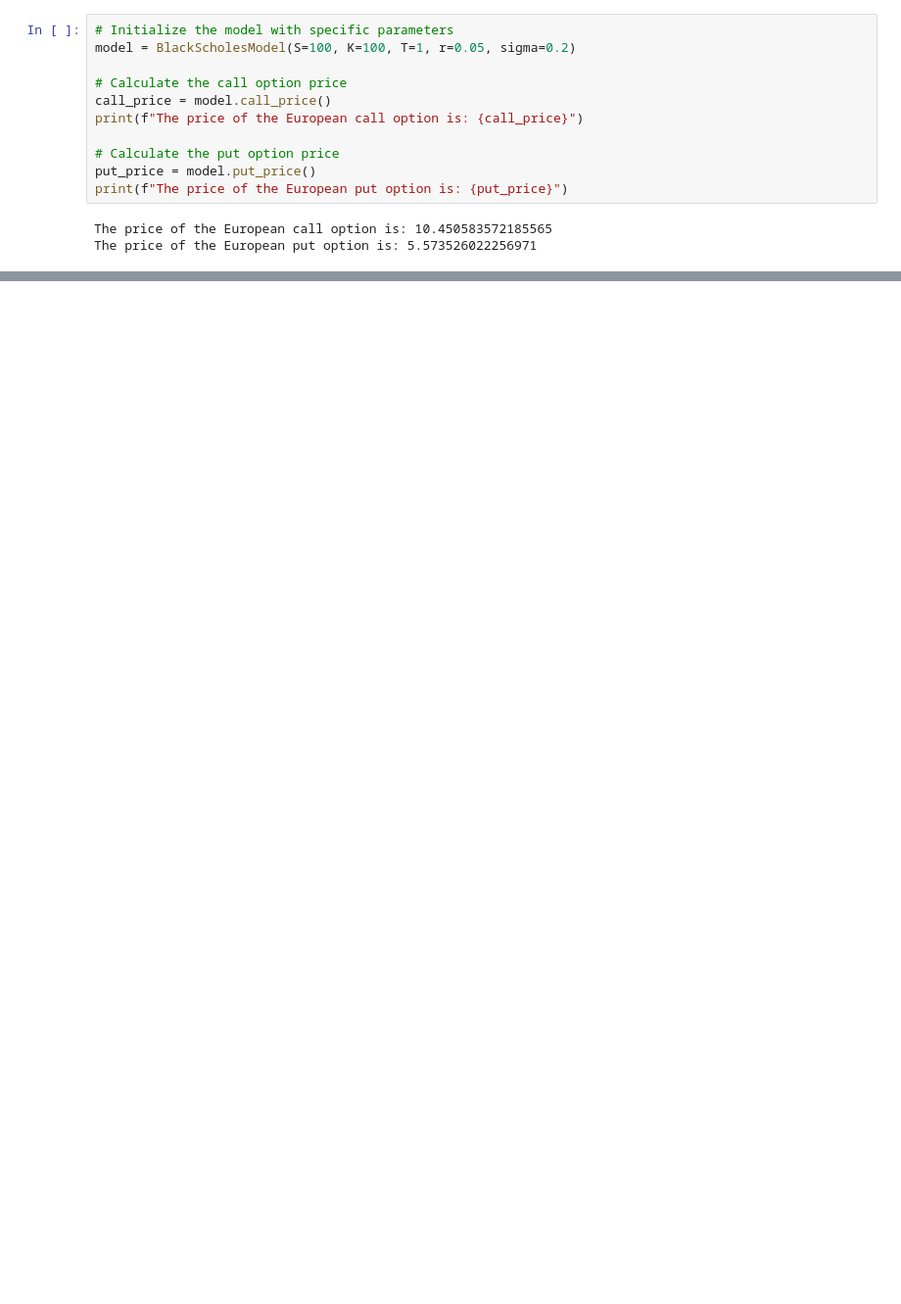
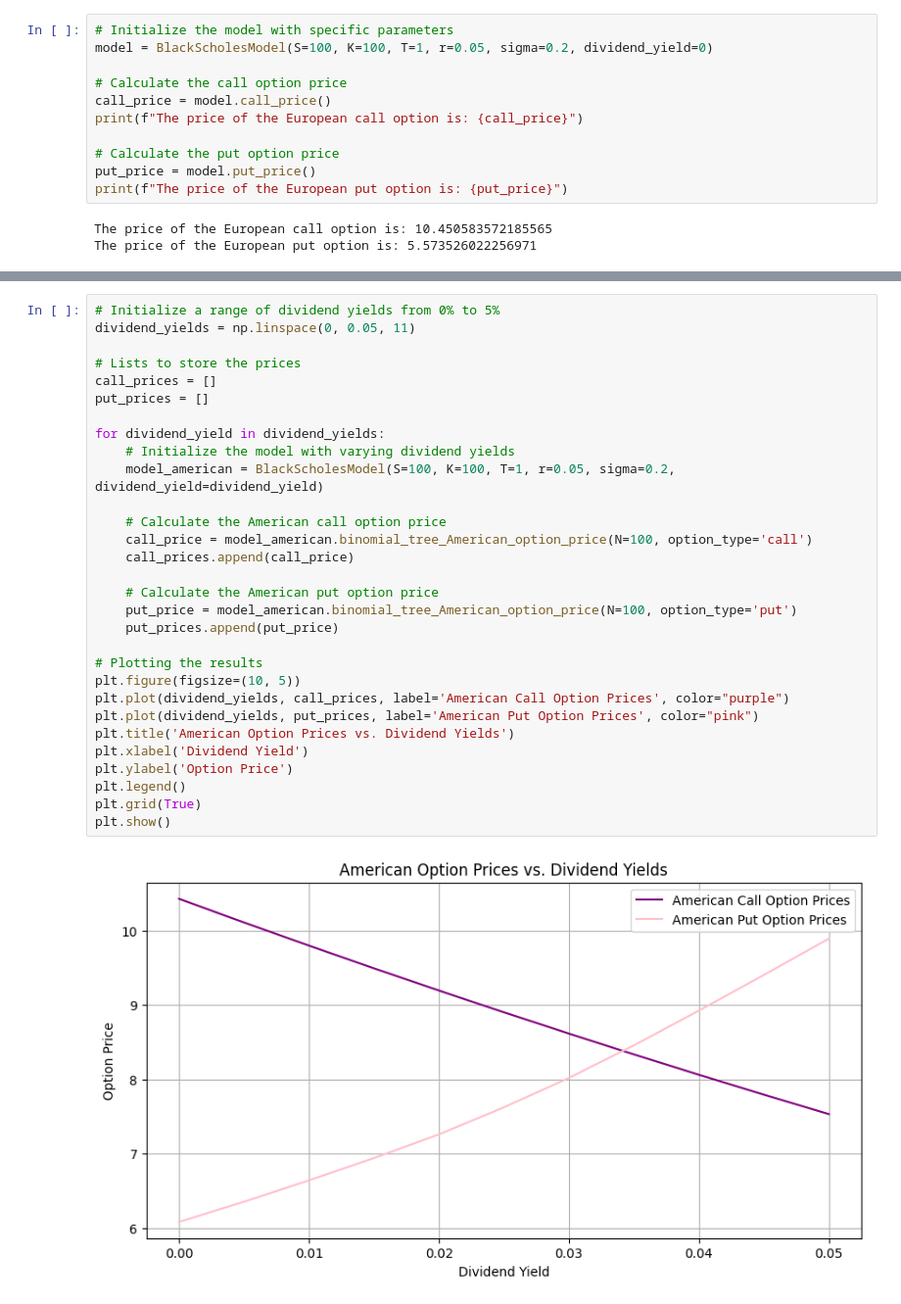
Before and after one commit to NumEconCopenhagen/projects-2024-rqt881, a Jupyter notebook: modelproject/modelproject.ipynb, the cells around one changed output, grey strips where cells are left out. Shown at 98% size. Drawn from its saved outputs; the diff is of its cells as text; blank space fills up the shorter version.

```diff
--- a/modelproject/modelproject.ipynb
+++ b/modelproject/modelproject.ipynb
@@ -81,7 +74,7 @@ A key insight from the Black-Scholes model is the critical role of volatility ($
 Below is an example for the closed form solution for a call and put option with S=100, K=100, T=1, r=0.05, $\sigma$=0.2.
 # %%
 # Initialize the model with specific parameters
-model = BlackScholesModel(S=100, K=100, T=1, r=0.05, sigma=0.2)
+model = BlackScholesModel(S=100, K=100, T=1, r=0.05, sigma=0.2, dividend_yield=0)
 
 # Calculate the call option price
 call_price = model.call_price()
@@ -157,0 +339,32 @@ Try to make an extension of the model.
+# %%
+# Initialize a range of dividend yields from 0% to 5%
+dividend_yields = np.linspace(0, 0.05, 11)
+
+# Lists to store the prices
+call_prices = []
+put_prices = []
+
+for dividend_yield in dividend_yields:
+    # Initialize the model with varying dividend yields
+    model_american = BlackScholesModel(S=100, K=100, T=1, r=0.05, sigma=0.2, dividend_yield=dividend_yield)
+
+    # Calculate the American call option price
+    call_price = model_american.binomial_tree_American_option_price(N=100, option_type='call')
+    call_prices.append(call_price)
+
+    # Calculate the American put option price
+    put_price = model_american.binomial_tree_American_option_price(N=100, option_type='put')
+    put_prices.append(put_price)
+
+# Plotting the results
+plt.figure(figsize=(10, 5))
+plt.plot(dividend_yields, call_prices, label='American Call Option Prices', color="purple")
+plt.plot(dividend_yields, put_prices, label='American Put Option Prices', color="pink")
+plt.title('American Option Prices vs. Dividend Yields')
+plt.xlabel('Dividend Yield')
+plt.ylabel('Option Price')
+plt.legend()
+plt.grid(True)
+plt.show()
+# %% [output]
+[figure, added]
```
Also changed, not shown: parts of 27 cells of this notebook, 4 other files.
